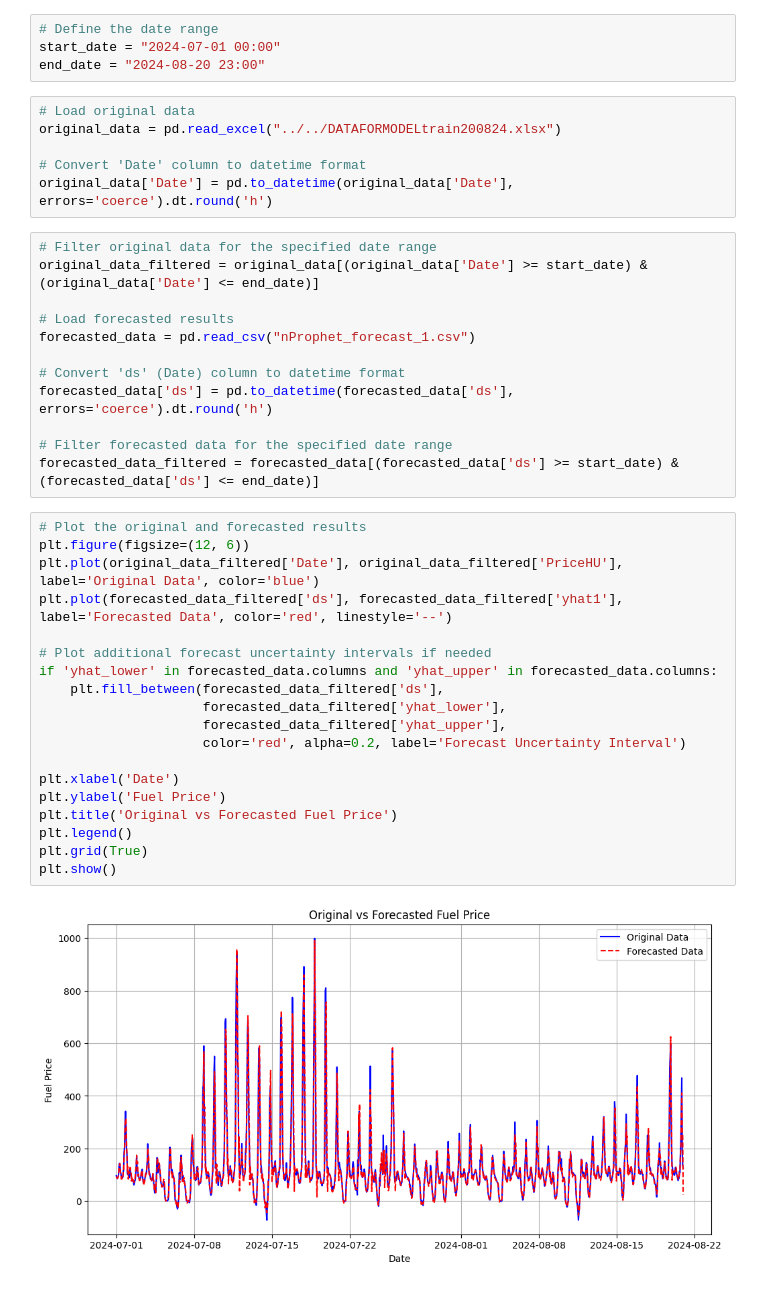
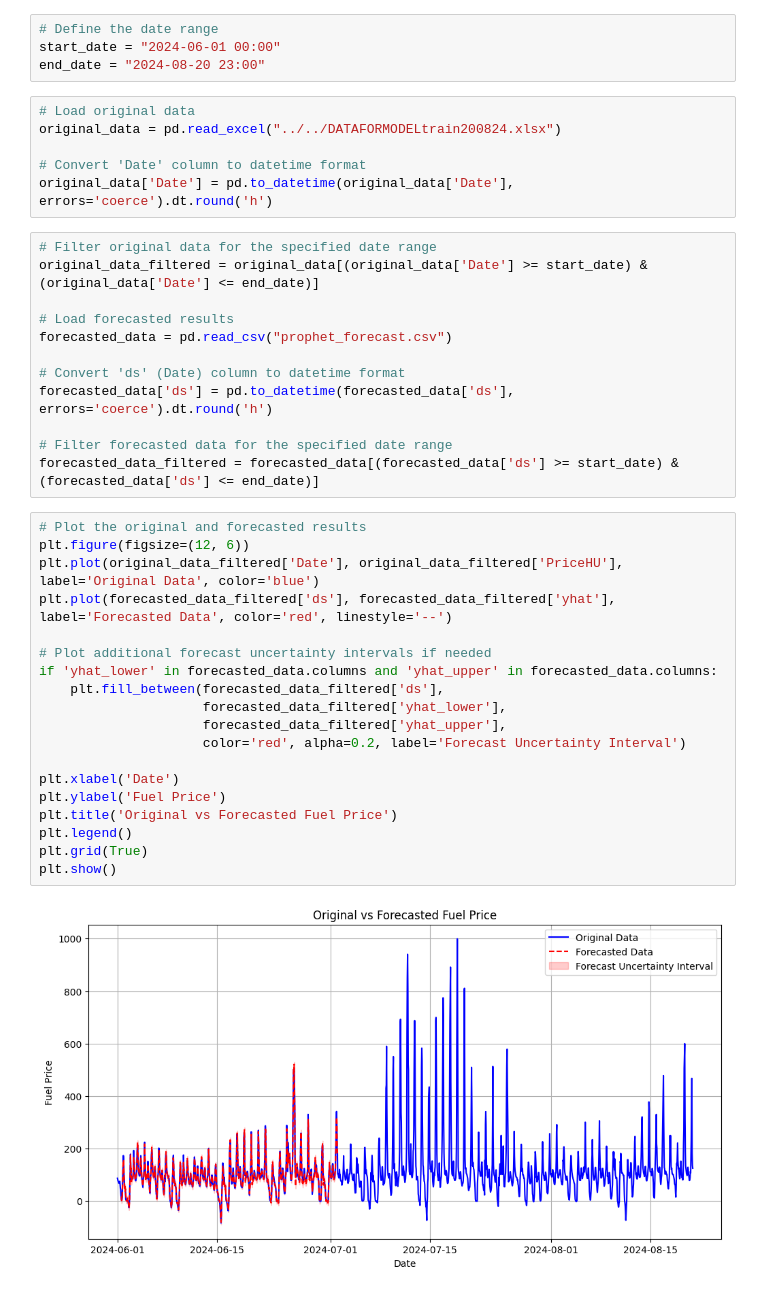
Before and after one commit to venture-data/lstm-example, a Jupyter notebook: Final/evaluating prophet.ipynb, the cells around one changed output. Cells and saved outputs as stored; diff of their text form.

```diff
--- a/Final/evaluating prophet.ipynb
+++ b/Final/evaluating prophet.ipynb
@@ -3,7 +3,7 @@ import pandas as pd
 import matplotlib.pyplot as plt
 # %%
 # Define the date range
-start_date = "2024-07-01 00:00"
+start_date = "2024-06-01 00:00"
 end_date = "2024-08-20 23:00"
 # %%
 # Load original data
@@ -16,7 +16,7 @@ original_data['Date'] = pd.to_datetime(original_data['Date'], errors='coerce').d
 original_data_filtered = original_data[(original_data['Date'] >= start_date) & (original_data['Date'] <= end_date)]
 
 # Load forecasted results
-forecasted_data = pd.read_csv("nProphet_forecast_1.csv")
+forecasted_data = pd.read_csv("prophet_forecast.csv")
 
 # Convert 'ds' (Date) column to datetime format
 forecasted_data['ds'] = pd.to_datetime(forecasted_data['ds'], errors='coerce').dt.round('h')
@@ -26,21 +26,21 @@ forecasted_data_filtered = forecasted_data[(forecasted_data['ds'] >= start_date)
 # %%
 # Plot the original and forecasted results
 plt.figure(figsize=(12, 6))
 plt.plot(original_data_filtered['Date'], original_data_filtered['PriceHU'], label='Original Data', color='blue')
-plt.plot(forecasted_data_filtered['ds'], forecasted_data_filtered['yhat1'], label='Forecasted Data', color='red', linestyle='--')
+plt.plot(forecasted_data_filtered['ds'], forecasted_data_filtered['yhat'], label='Forecasted Data', color='red', linestyle='--')
 
 # Plot additional forecast uncertainty intervals if needed
 if 'yhat_lower' in forecasted_data.columns and 'yhat_upper' in forecasted_data.columns:
     plt.fill_between(forecasted_data_filtered['ds'],
                      forecasted_data_filtered['yhat_lower'],
                      forecasted_data_filtered['yhat_upper'],
                      color='red', alpha=0.2, label='Forecast Uncertainty Interval')
 
 plt.xlabel('Date')
 plt.ylabel('Fuel Price')
 plt.title('Original vs Forecasted Fuel Price')
 plt.legend()
 plt.grid(True)
 plt.show()
 # %% [output]
-[figure, old version]
+[figure, new version]
```
Also changed, not shown: 5 other files.
